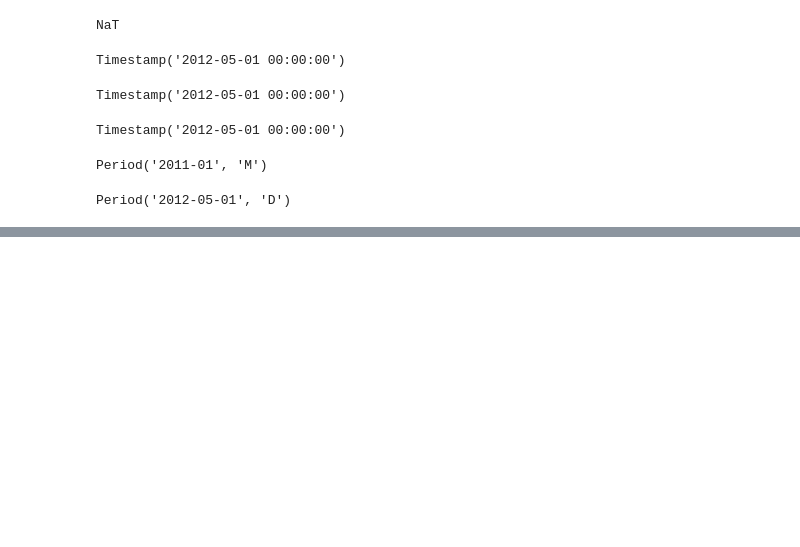
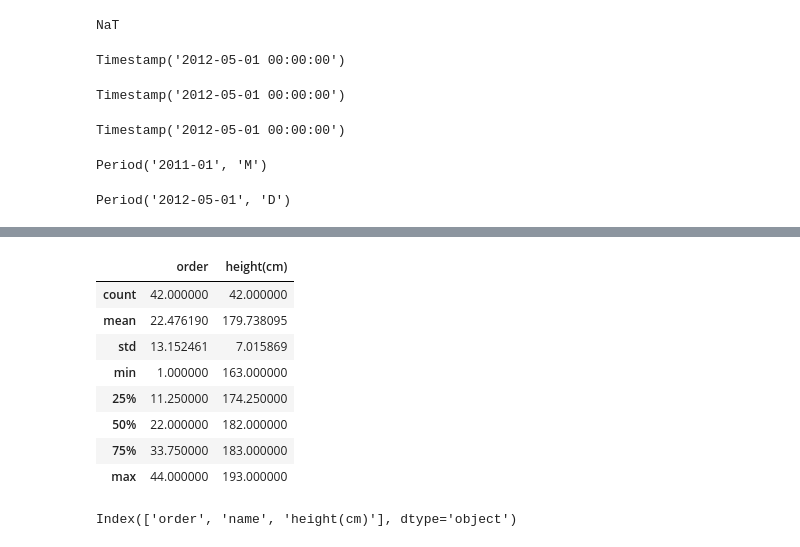
Before and after one commit to paulow540/100-days-of-coding-and-machine-learning-, a Jupyter notebook: 100 days of coding .ipynb, the cells around one changed output, grey strips where cells are left out. Saved outputs shown, nothing was run; the diff lists cells and outputs as text; code cells hidden in the pictures; blank space fills up the shorter version.

```diff
--- a/100 days of coding .ipynb
+++ b/100 days of coding .ipynb
@@ -408,0 +476,2 @@ Period('2012-05-01', 'D')
+# %%
+data = pd.read_csv("president_height.csv")
@@ -408,0 +487,16 @@ Period('2012-05-01', 'D')
+# %%
+data.describe()
+# %% [output]
+|  | order | height(cm) |
+| count | 42.000000 | 42.000000 |
+| mean | 22.476190 | 179.738095 |
+| std | 13.152461 | 7.015869 |
+| min | 1.000000 | 163.000000 |
+| 25% | 11.250000 | 174.250000 |
+| 50% | 22.000000 | 182.000000 |
+| 75% | 33.750000 | 183.000000 |
+| max | 44.000000 | 193.000000 |
+# %%
+data.columns
+# %% [output]
+Index(['order', 'name', 'height(cm)'], dtype='object')
```
Also changed, not shown: parts of 47 cells of this notebook, 7 other files.
